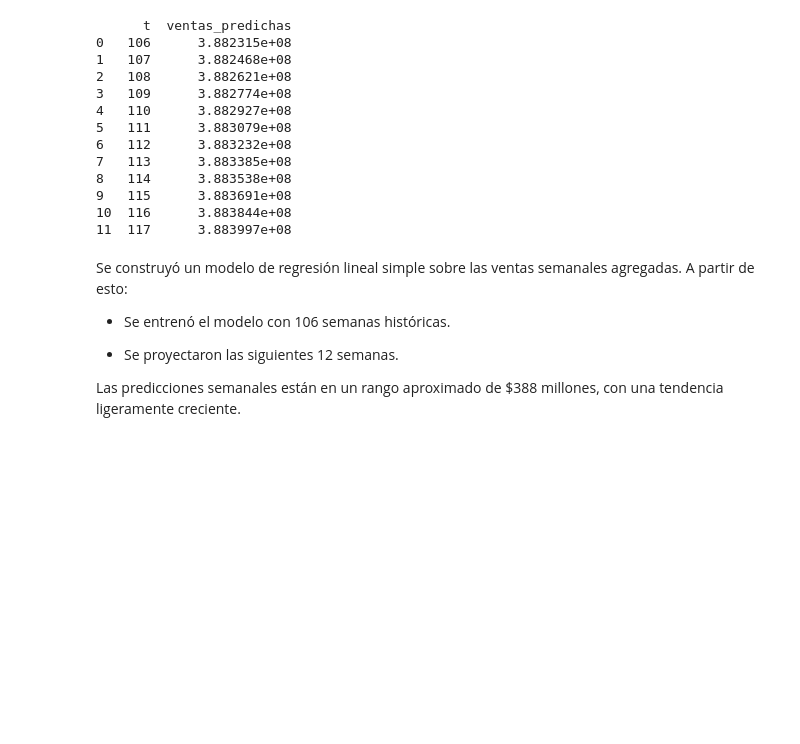
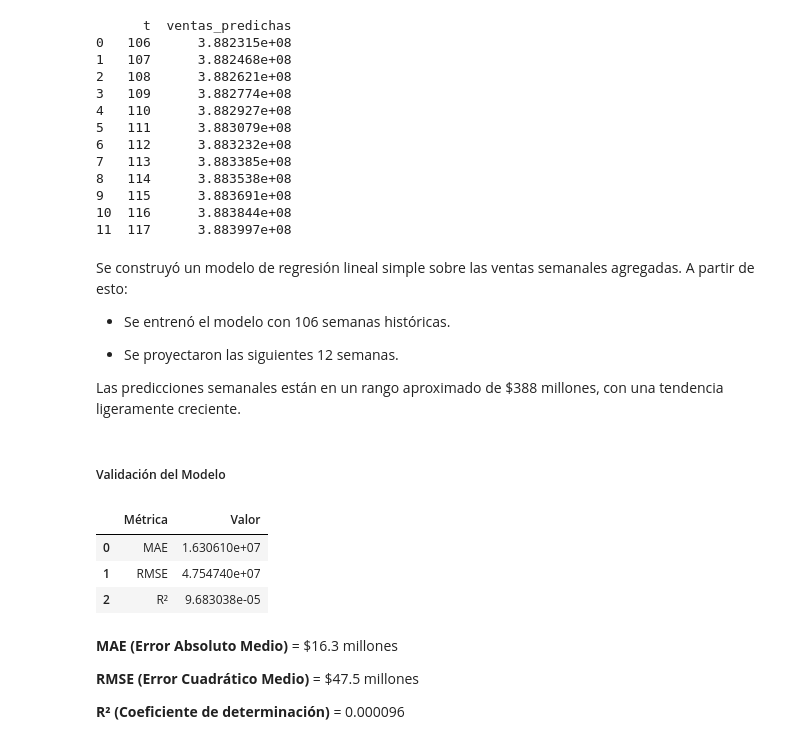
Before and after one commit to DanielFernandoMC/Prueba_Tecnica_Totto-, a Jupyter notebook: Desarrollo_Prueba.ipynb, the cells around one changed output. Drawn from its saved outputs; the diff is of its cells as text; code cells hidden in the pictures; blank space fills up the shorter version.

```diff
--- a/Desarrollo_Prueba.ipynb
+++ b/Desarrollo_Prueba.ipynb
@@ -345,3 +346,25 @@ Se construyó un modelo de regresión lineal simple sobre las ventas semanales a
  - Se proyectaron las siguientes 12 semanas.
 
 Las predicciones semanales están en un rango aproximado de $388 millones, con una tendencia ligeramente creciente.
+# %% [markdown]
+##### Validación del Modelo
+# %%
+mae = mean_absolute_error(y, ventas_semanales["predichas"])
+mse = mean_squared_error(y, ventas_semanales["predichas"])
+rmse = np.sqrt(mse)
+r2 = modelo.score(X, y)
+pd.DataFrame({
+    "Métrica": ["MAE", "RMSE", "R²"],
+    "Valor": [mae, rmse, r2]
+})
+# %% [output]
+|  | Métrica | Valor |
+| 0 | MAE | 1.630610e+07 |
+| 1 | RMSE | 4.754740e+07 |
+| 2 | R² | 9.683038e-05 |
+# %% [markdown]
+**MAE (Error Absoluto Medio)** =	$16.3 millones
+
+**RMSE (Error Cuadrático Medio)** =	$47.5 millones
+
+**R² (Coeficiente de determinación)** =	0.000096
```
Also changed, not shown: parts of 4 cells of this notebook.
